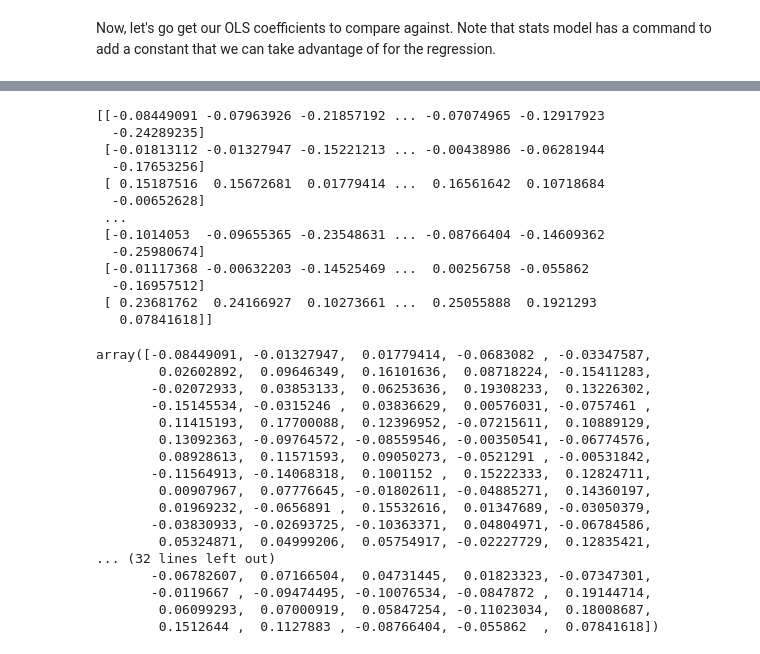
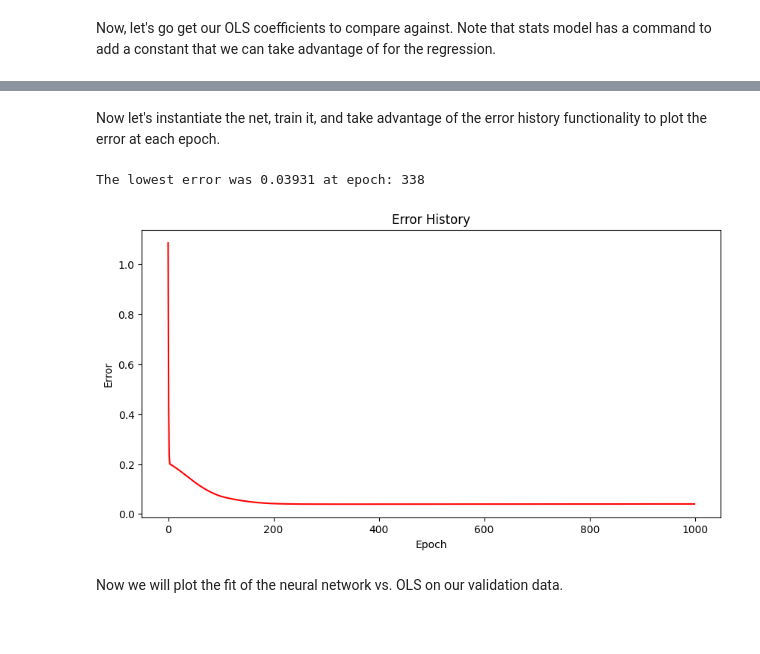
Before and after one commit to JohnRGreen/JHUML, a Jupyter notebook: multiple_neurons.ipynb, the cells around one changed output, grey strips where cells are left out. Saved outputs shown, nothing was run; the diff lists cells and outputs as text; code cells hidden in the pictures.

```diff
--- a/multiple_neurons.ipynb
+++ b/multiple_neurons.ipynb
@@ -193,45 +245,30 @@ class NeuralNetwork:
         return prediction
-# %%
-# create neural network
-NN = NeuralNetwork(X, Y.reshape(-1,1))
-# train neural network
-NN.train()
-# %% [output]
-[[-0.08449091 -0.07963926 -0.21857192 ... -0.07074965 -0.12917923
-  -0.24289235]
- [-0.01813112 -0.01327947 -0.15221213 ... -0.00438986 -0.06281944
-  -0.17653256]
- [ 0.15187516  0.15672681  0.01779414 ...  0.16561642  0.10718684
-  -0.00652628]
- ...
- [-0.1014053  -0.09655365 -0.23548631 ... -0.08766404 -0.14609362
-  -0.25980674]
- [-0.01117368 -0.00632203 -0.14525469 ...  0.00256758 -0.055862
-  -0.16957512]
- [ 0.23681762  0.24166927  0.10273661 ...  0.25055888  0.1921293
-   0.07841618]]
-# %%
-NNpred  = NN.predict(X)
-NNdiff = NNpred - Y.squeeze()
-NNdiff
-# %% [output]
-array([-0.08449091, -0.01327947,  0.01779414, -0.0683082 , -0.03347587,
-        0.02602892,  0.09646349,  0.16101636,  0.08718224, -0.15411283,
-       -0.02072933,  0.03853133,  0.06253636,  0.19308233,  0.13226302,
-       -0.15145534, -0.0315246 ,  0.03836629,  0.00576031, -0.0757461 ,
-        0.11415193,  0.17700088,  0.12396952, -0.07215611,  0.10889129,
-        0.13092363, -0.09764572, -0.08559546, -0.00350541, -0.06774576,
-        0.08928613,  0.11571593,  0.09050273, -0.0521291 , -0.00531842,
-       -0.11564913, -0.14068318,  0.1001152 ,  0.15222333,  0.12824711,
-        0.00907967,  0.07776645, -0.01802611, -0.04885271,  0.14360197,
-        0.01969232, -0.0656891 ,  0.15532616,  0.01347689, -0.03050379,
-       -0.03830933, -0.02693725, -0.10363371,  0.04804971, -0.06784586,
-        0.05324871,  0.04999206,  0.05754917, -0.02227729,  0.12835421,
-... (32 lines left out)
-       -0.06782607,  0.07166504,  0.04731445,  0.01823323, -0.07347301,
-       -0.0119667 , -0.09474495, -0.10076534, -0.0847872 ,  0.19144714,
-        0.06099293,  0.07000919,  0.05847254, -0.11023034,  0.18008687,
-        0.1512644 ,  0.1127883 , -0.08766404, -0.055862  ,  0.07841618])
+# %% [markdown]
+Now let's instantiate the net, train it, and take advantage of the error history functionality to plot the error at each epoch.
+# %%
+# train the more flexible NN
+NN1 = NeuralNetwork1(X, Y.reshape(-1,1),0.0001,1000)
+
+# train neural network
+NN1.train()
+
+# Find the epoch with the lowest error
+min_error_epoch = np.argmin(NN1.error_history)
+min_error = np.min(NN1.error_history)
+print(f"The lowest error was {np.round(min_error,5)} at epoch: {min_error_epoch}")
+
+# then plot the errors:
+plt.figure(figsize=(10,5))
+plt.plot(NN1.error_history,'r')
+plt.title('Error History')
+plt.xlabel('Epoch')
+plt.ylabel('Error')
+plt.show()
+# %% [output]
+The lowest error was 0.03931 at epoch: 338
+[figure, added]
+# %% [markdown]
+Now we will plot the fit of the neural network vs. OLS on our validation data.
 # %%
 import pandas as pd
 
```
Also changed, not shown: parts of 17 cells of this notebook.
